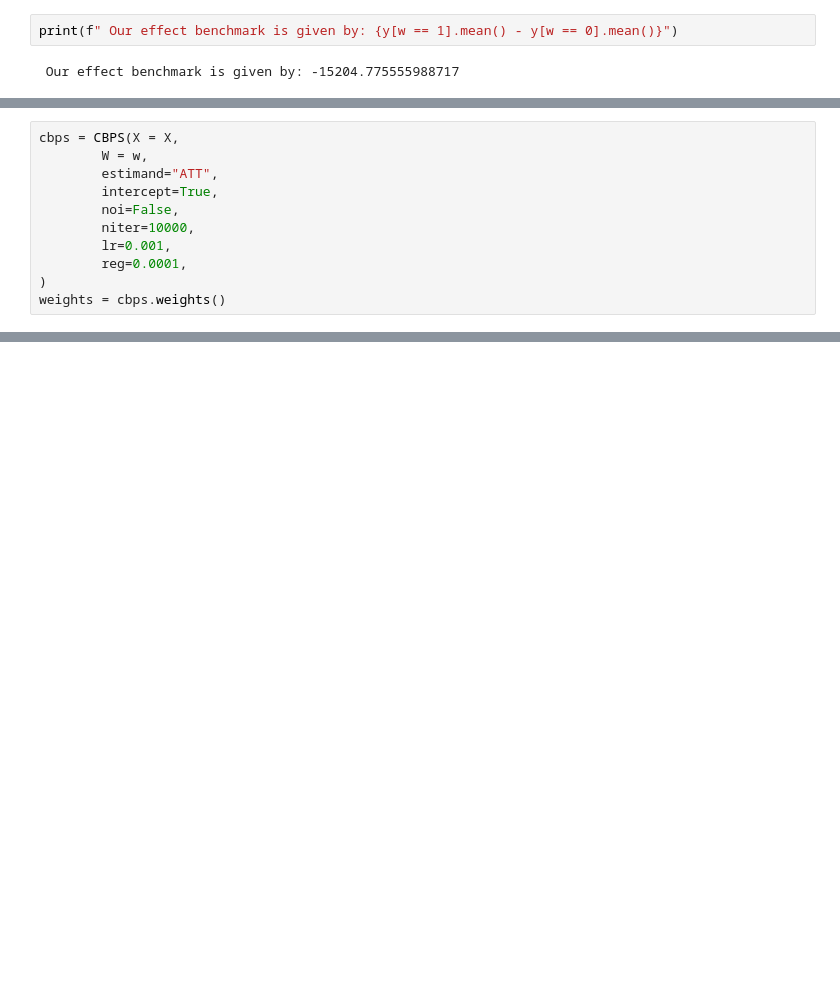
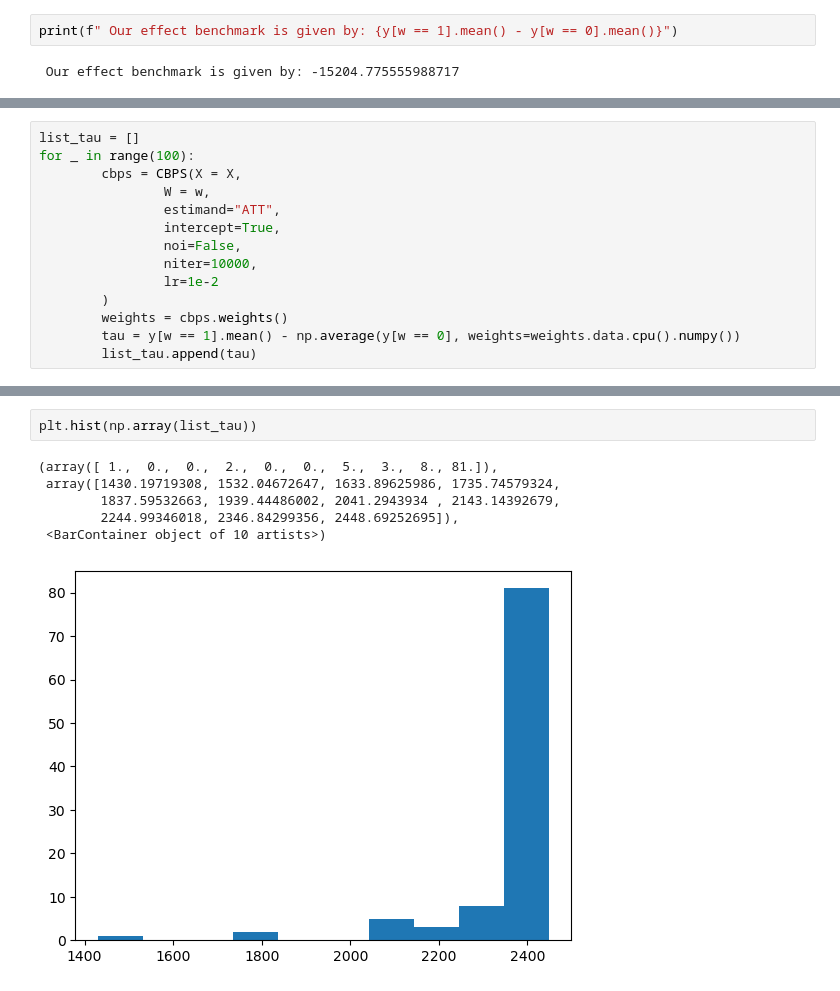
Before and after one commit to apoorvalal/cbpys, a Jupyter notebook: examples/example.ipynb, the cells around one changed output, grey strips where cells are left out. Drawn from its saved outputs; the diff is of its cells as text; blank space fills up the shorter version.

```diff
--- a/examples/example.ipynb
+++ b/examples/example.ipynb
@@ -33,11 +77,14 @@ print(f" Our effect benchmark is given by: {y[w == 1].mean() - y[w == 0].mean()}
 # %%
-cbps = CBPS(X = X,
-        W = w,
-        estimand="ATT",
-        intercept=True,
-        noi=False,
-        niter=10000,
-        lr=0.001,
-        reg=0.0001,
-)
-weights = cbps.weights()
+list_tau = []
+for _ in range(100):
+        cbps = CBPS(X = X,
+                W = w,
+                estimand="ATT",
+                intercept=True,
+                noi=False,
+                niter=10000,
+                lr=1e-2
+        )
+        weights = cbps.weights()
+        tau = y[w == 1].mean() - np.average(y[w == 0], weights=weights.data.cpu().numpy())
+        list_tau.append(tau)
@@ -47,0 +91,9 @@ y[w == 1].mean() - np.average(y[w == 0], weights=weights.data.cpu().numpy())
+# %%
+plt.hist(np.array(list_tau))
+# %% [output]
+(array([ 1.,  0.,  0.,  2.,  0.,  0.,  5.,  3.,  8., 81.]),
+ array([1430.19719308, 1532.04672647, 1633.89625986, 1735.74579324,
+        1837.59532663, 1939.44486002, 2041.2943934 , 2143.14392679,
+        2244.99346018, 2346.84299356, 2448.69252695]),
+ <BarContainer object of 10 artists>)
+[figure, added]
```
Also changed, not shown: parts of 7 cells of this notebook, 1 other file.
